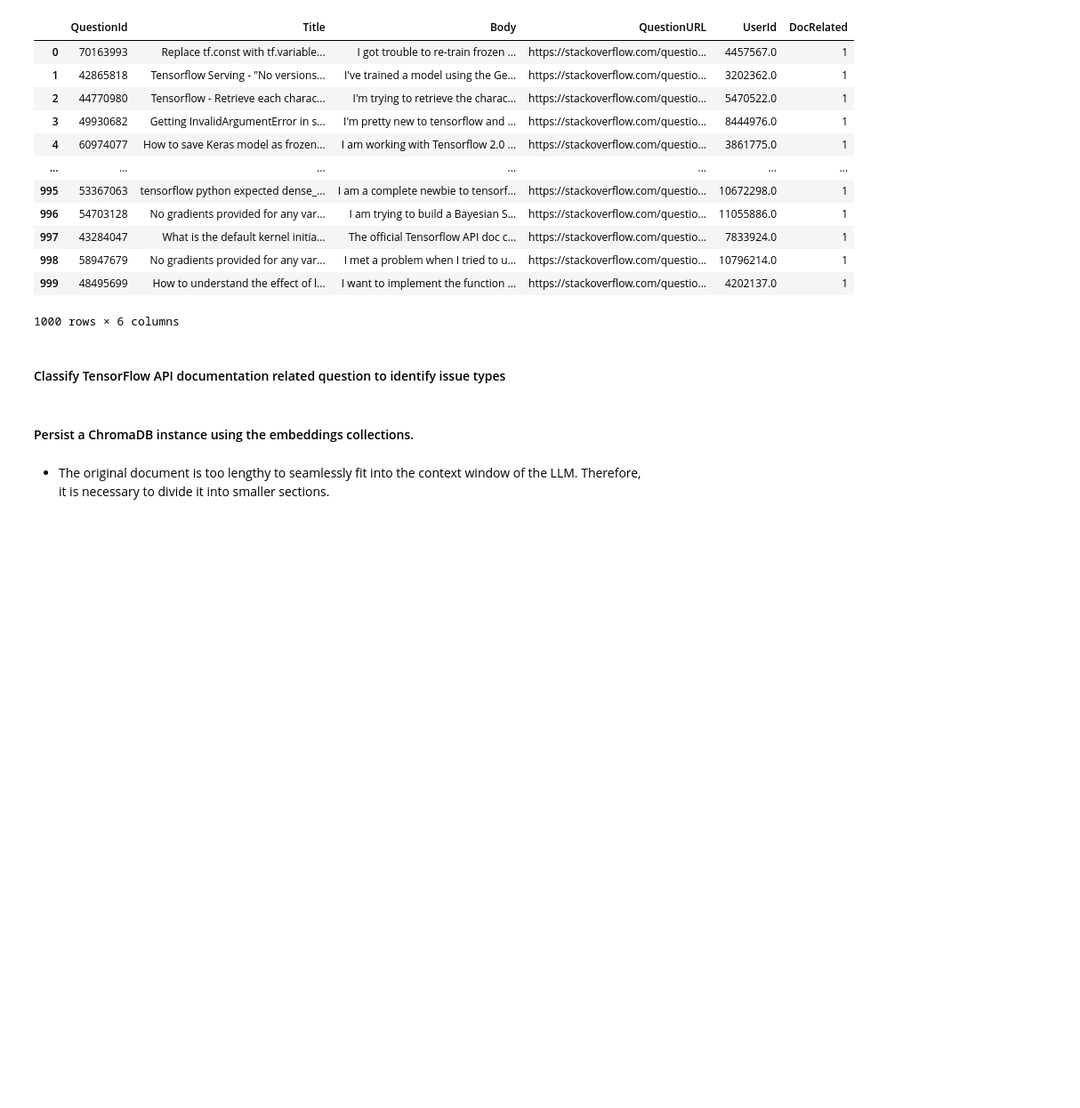
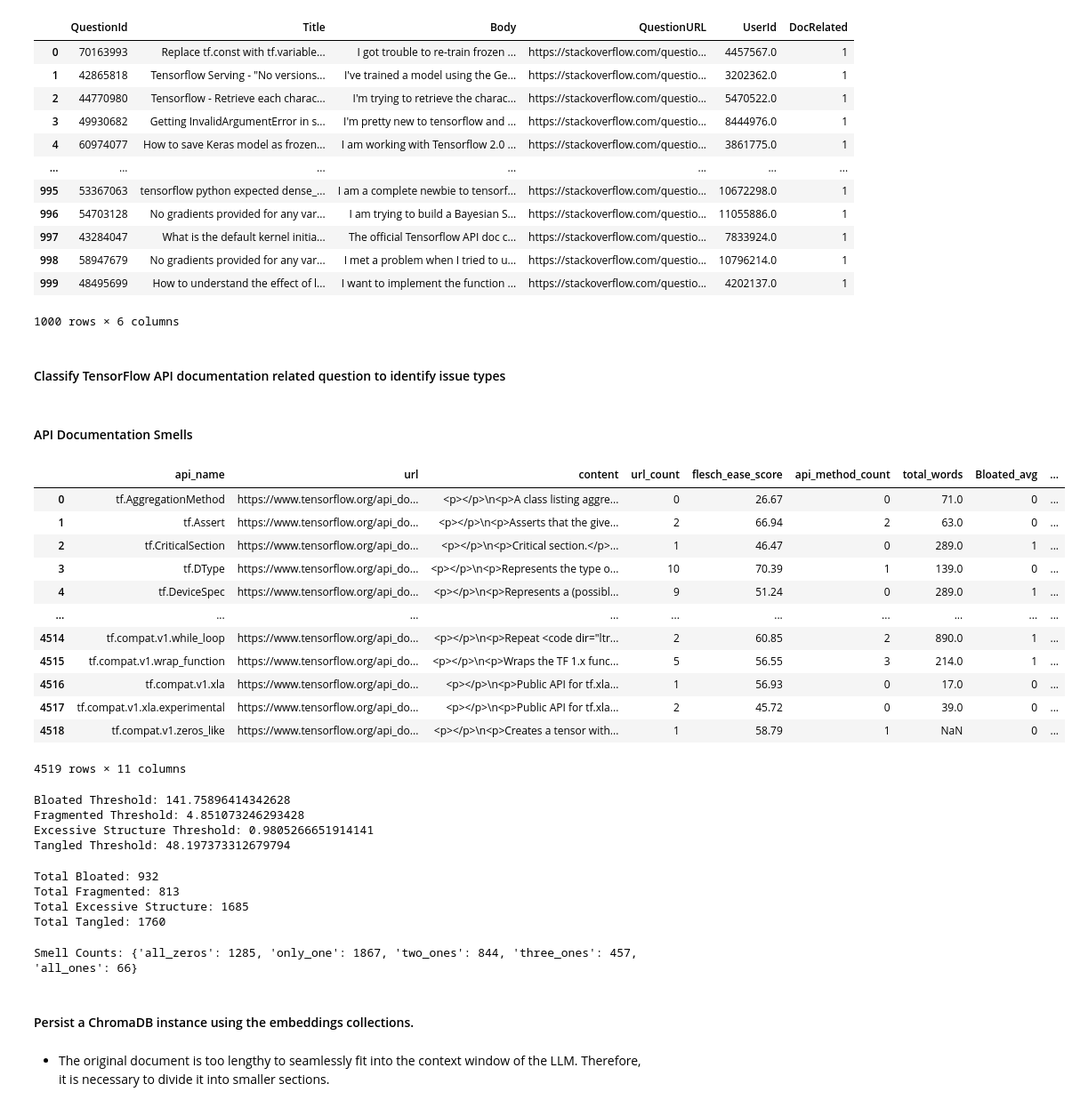
Before and after one commit to sharukat/docchameleon, a Jupyter notebook: doc_customizer_llm/customizer.ipynb, the cells around one changed output. Shown at 89% size. Cells and saved outputs as stored; diff of their text form; code cells hidden in the pictures; blank space fills up the shorter version.

```diff
--- a/doc_customizer_llm/customizer.ipynb
+++ b/doc_customizer_llm/customizer.ipynb
@@ -299,6 +359,65 @@ sampled_df
 1000 rows × 6 columns
 # %% [markdown]
 #### Classify TensorFlow API documentation related question to identify issue types
+# %% [markdown]
+#### API Documentation Smells
+# %%
+doc_smells = pd.read_csv(os.path.join(s.DATA_PATH, 'tf_doc_smells.csv'))
+doc_smells = doc_smells[[
+    'api_name', 'url', 'content', 'url_count', 'flesch_ease_score', 'api_method_count', 'total_words',
+    'Bloated_avg', 'Tangled_avg', 'Excessive_Structured_avg', 'Fragmented_avg']]
+doc_smells
+# %% [output]
+|  | api_name | url | content | url_count | flesch_ease_score | api_method_count | total_words | Bloated_avg | ... |
+| 0 | tf.AggregationMethod | https://www.tensorflow.org/api_do... | <p></p>\n<p>A class listing aggre... | 0 | 26.67 | 0 | 71.0 | 0 | ... |
+| 1 | tf.Assert | https://www.tensorflow.org/api_do... | <p></p>\n<p>Asserts that the give... | 2 | 66.94 | 2 | 63.0 | 0 | ... |
+| 2 | tf.CriticalSection | https://www.tensorflow.org/api_do... | <p></p>\n<p>Critical section.</p>... | 1 | 46.47 | 0 | 289.0 | 1 | ... |
+| 3 | tf.DType | https://www.tensorflow.org/api_do... | <p></p>\n<p>Represents the type o... | 10 | 70.39 | 1 | 139.0 | 0 | ... |
+| 4 | tf.DeviceSpec | https://www.tensorflow.org/api_do... | <p></p>\n<p>Represents a (possibl... | 9 | 51.24 | 0 | 289.0 | 1 | ... |
+| ... | ... | ... | ... | ... | ... | ... | ... | ... | ... |
+| 4514 | tf.compat.v1.while_loop | https://www.tensorflow.org/api_do... | <p></p>\n<p>Repeat <code dir="ltr... | 2 | 60.85 | 2 | 890.0 | 1 | ... |
+| 4515 | tf.compat.v1.wrap_function | https://www.tensorflow.org/api_do... | <p></p>\n<p>Wraps the TF 1.x func... | 5 | 56.55 | 3 | 214.0 | 1 | ... |
+| 4516 | tf.compat.v1.xla | https://www.tensorflow.org/api_do... | <p></p>\n<p>Public API for tf.xla... | 1 | 56.93 | 0 | 17.0 | 0 | ... |
+| 4517 | tf.compat.v1.xla.experimental | https://www.tensorflow.org/api_do... | <p></p>\n<p>Public API for tf.xla... | 2 | 45.72 | 0 | 39.0 | 0 | ... |
+| 4518 | tf.compat.v1.zeros_like | https://www.tensorflow.org/api_do... | <p></p>\n<p>Creates a tensor with... | 1 | 58.79 | 1 | NaN | 0 | ... |
+4519 rows × 11 columns
+# %%
+print(f"Bloated Threshold: {doc_smells['total_words'].mean()}")
+print(f"Fragmented Threshold: {doc_smells['url_count'].mean()}")
+print(f"Excessive Structure Threshold: {doc_smells['api_method_count'].mean()}")
+print(f"Tangled Threshold: {doc_smells['flesch_ease_score'].mean()}")
+# %% [output]
+Bloated Threshold: 141.75896414342628
+Fragmented Threshold: 4.851073246293428
+Excessive Structure Threshold: 0.9805266651914141
+Tangled Threshold: 48.197373312679794
+# %%
+print(f"Total Bloated: {doc_smells['Bloated_avg'].sum(axis=0)}")
+print(f"Total Fragmented: {doc_smells['Fragmented_avg'].sum(axis=0)}")
+print(f"Total Excessive Structure: {doc_smells['Excessive_Structured_avg'].sum(axis=0)}")
+print(f"Total Tangled: {doc_smells['Tangled_avg'].sum(axis=0)}")
+# %% [output]
+Total Bloated: 932
+Total Fragmented: 813
+Total Excessive Structure: 1685
+Total Tangled: 1760
+# %%
+smell_counts = {"all_zeros": 0, "only_one": 0, "two_ones": 0, "three_ones": 0, "all_ones": 0}
+
+for index, row in doc_smells.iterrows():
+  # Calculate the total smell score
+  total_smell_score = row["Bloated_avg"] + row["Fragmented_avg"] + row["Excessive_Structured_avg"] + row["Tangled_avg"]
+
+  # Increment count based on smell score
+  smell_counts[f"all_zeros"] += 1 if total_smell_score == 0 else 0
+  smell_counts[f"only_one"] += 1 if total_smell_score == 1 else 0
+  smell_counts[f"two_ones"] += 1 if total_smell_score == 2 else 0
+  smell_counts[f"three_ones"] += 1 if total_smell_score == 3 else 0
+  smell_counts[f"all_ones"] += 1 if total_smell_score == 4 else 0
+
+print(f"Smell Counts: {smell_counts}")
+# %% [output]
+Smell Counts: {'all_zeros': 1285, 'only_one': 1867, 'two_ones': 844, 'three_ones': 457, 'all_ones': 66}
 # %% [markdown]
 #### Persist a ChromaDB instance using the embeddings collections.
 # %% [markdown]
```
Also changed, not shown: parts of 8 cells of this notebook, 17 other files.
